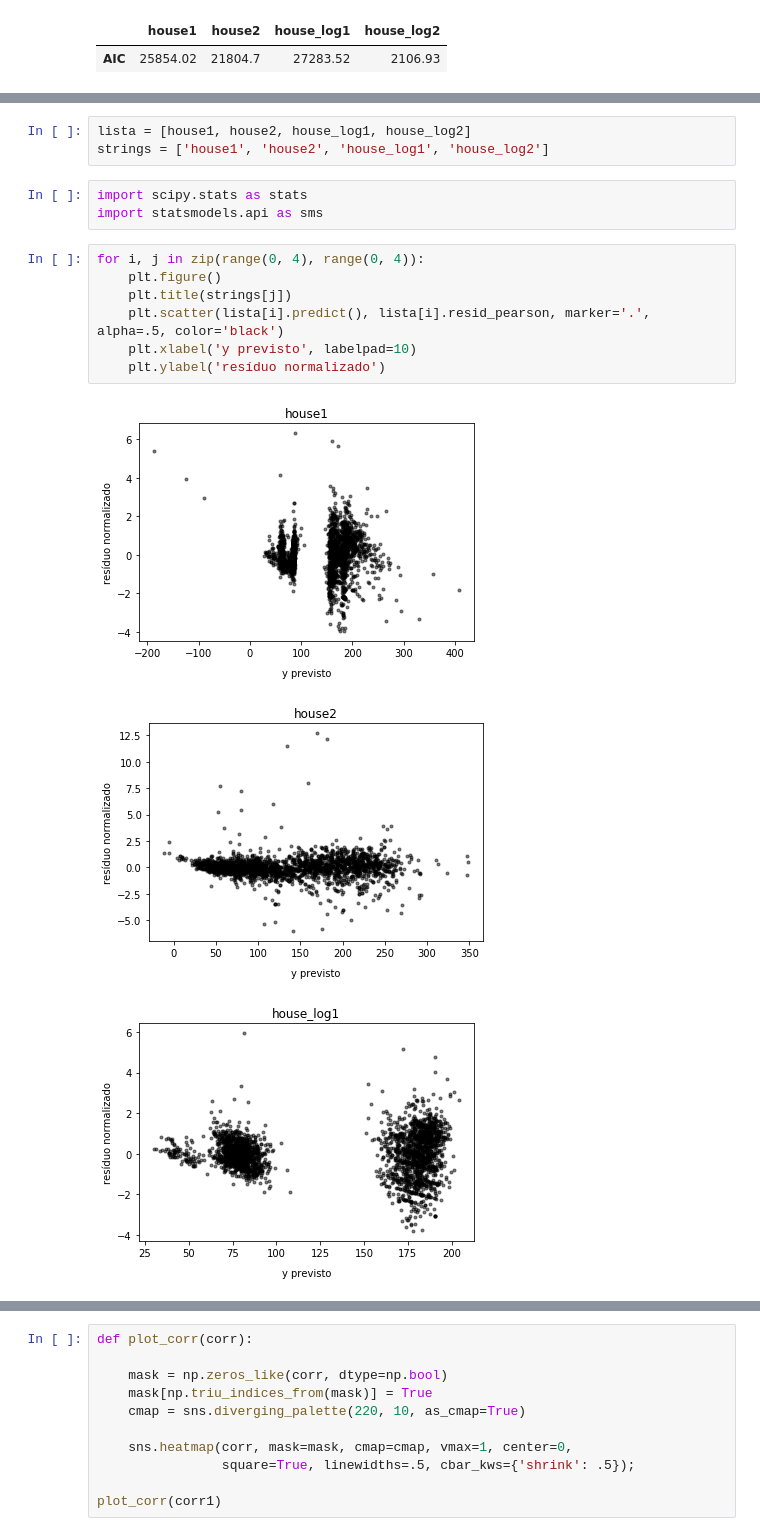
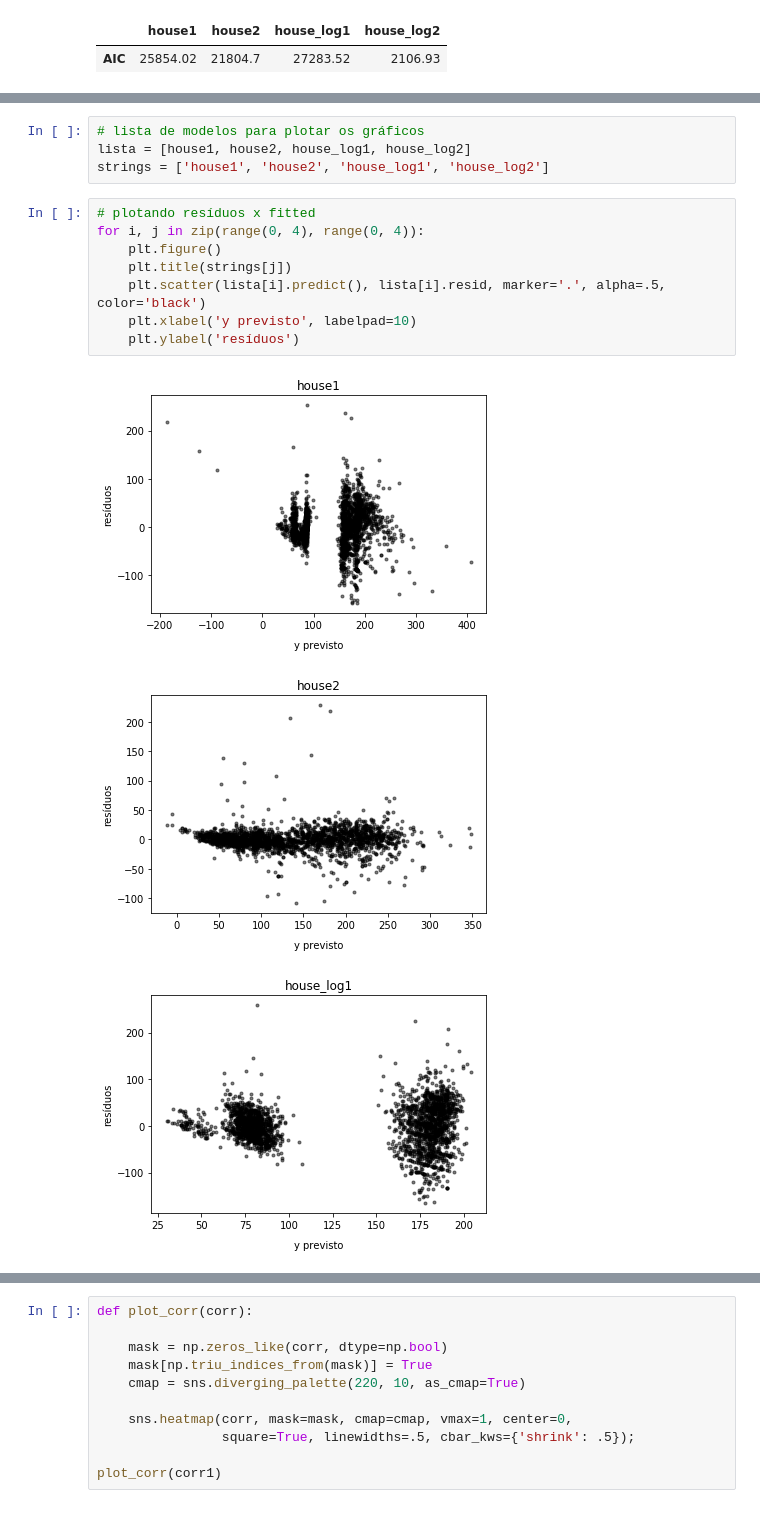
Before and after one commit to Jonathan-geo/Predicao_Regressao, a Jupyter notebook: LEDA_JONATHAN_trab_predicao_regressao.ipynb, the cells around one changed output, grey strips where cells are left out. Saved outputs shown, nothing was run; the diff lists cells and outputs as text.

```diff
--- a/trab_predicao_regress.ipynb
+++ b/LEDA_JONATHAN_trab_predicao_regressao.ipynb
@@ -503,17 +514,16 @@ models_aic
 # %%
+# lista de modelos para plotar os gráficos
 lista = [house1, house2, house_log1, house_log2]
 strings = ['house1', 'house2', 'house_log1', 'house_log2']
-# %%
-import scipy.stats as stats
-import statsmodels.api as sms
 # %%
+# plotando resíduos x fitted
 for i, j in zip(range(0, 4), range(0, 4)):
     plt.figure()
     plt.title(strings[j])
-    plt.scatter(lista[i].predict(), lista[i].resid_pearson, marker='.', alpha=.5, color='black')
+    plt.scatter(lista[i].predict(), lista[i].resid, marker='.', alpha=.5, color='black')
     plt.xlabel('y previsto', labelpad=10)
-    plt.ylabel('resíduo normalizado')
+    plt.ylabel('resíduos')
 # %% [output]
-[figure, old version]
+[figure, new version]
-[figure, old version]
+[figure, new version]
-[figure, old version]
+[figure, new version]
```
Also changed, not shown: parts of 55 cells of this notebook.
